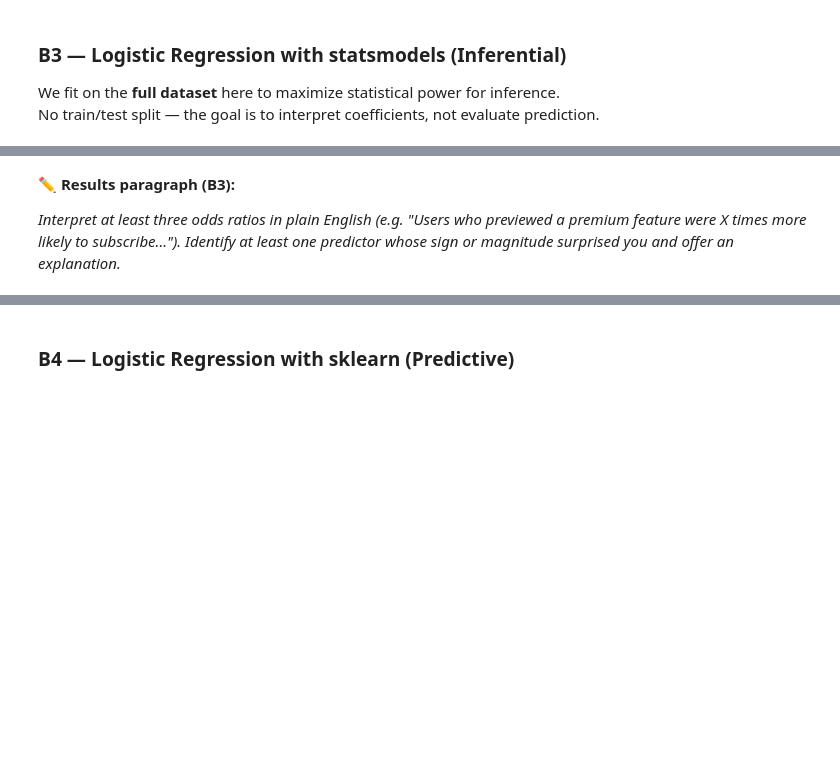
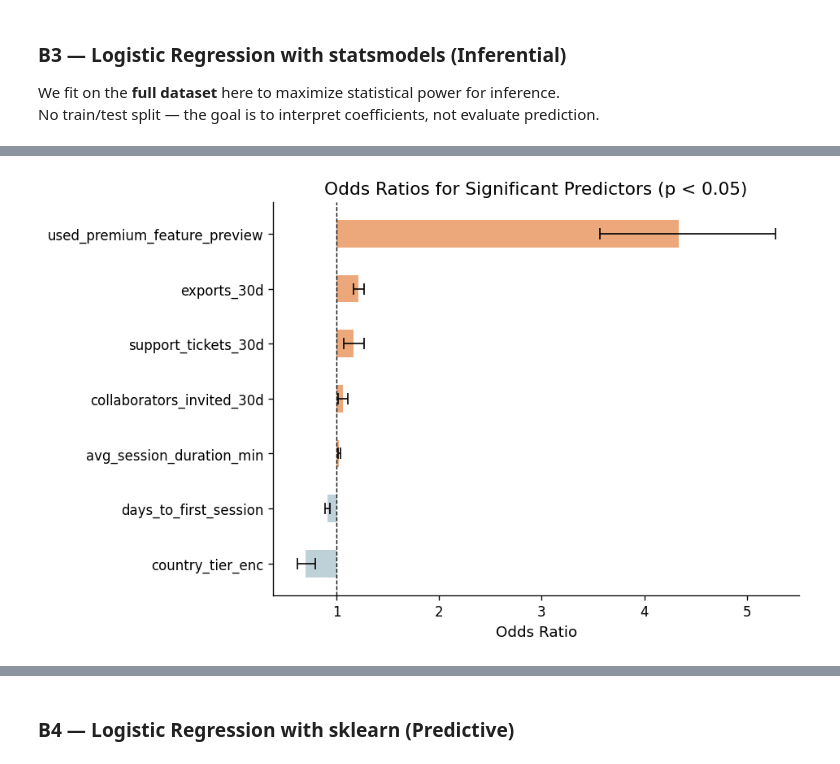
Before and after one commit to ekam-n/iat-461, a Jupyter notebook: Assignments/A2/iat461_a2_EkamNijjar_301457886.ipynb, the cells around one changed output, grey strips where cells are left out. Drawn from its saved outputs; the diff is of its cells as text; code cells hidden in the pictures; blank space fills up the shorter version.

```diff
--- a/Assignments/A2/iat461_a2_EkamNijjar_301457886.ipynb
+++ b/Assignments/A2/iat461_a2_EkamNijjar_301457886.ipynb
@@ -732,7 +730,6 @@ used_premium_feature_preview is the feature most strongly linked to subscription
 We fit on the **full dataset** here to maximize statistical power for inference.
 No train/test split — the goal is to interpret coefficients, not evaluate prediction.
 # %%
-# YOUR CODE HERE
-# X_const_sub = sm.add_constant(X_sub)
-# model_logit = sm.Logit(y_sub, X_const_sub).fit()
-# print(model_logit.summary())
+X_const_sub = sm.add_constant(X_sub)
+model_logit = sm.Logit(y_sub, X_const_sub).fit()
+print(model_logit.summary())
@@ -751,4 +773,29 @@ No train/test split — the goal is to interpret coefficients, not evaluate pred
-# %% [markdown]
-**✏️ Results paragraph (B3):**
-
-*Interpret at least three odds ratios in plain English (e.g. "Users who previewed a premium feature were X times more likely to subscribe..."). Identify at least one predictor whose sign or magnitude surprised you and offer an explanation.*
+# %%
+# Forest plot of odds ratios for significant predictors
+sig_mask = model_logit.pvalues < 0.05
+sig_mask = sig_mask[sig_mask].index.drop('const', errors='ignore')
+
+ors   = np.exp(model_logit.params[sig_mask])
+ci_lo = np.exp(model_logit.conf_int().loc[sig_mask, 0])
+ci_hi = np.exp(model_logit.conf_int().loc[sig_mask, 1])
+ors_sorted = ors.sort_values()
+ci_lo = ci_lo[ors_sorted.index]
+ci_hi = ci_hi[ors_sorted.index]
+
+fig, ax = plt.subplots(figsize=(8, 5))
+y_pos = range(len(ors_sorted))
+ax.barh(list(y_pos), ors_sorted.values - 1,
+        left=1, color=[ACCENT if v > 1 else "#aec6cf" for v in ors_sorted.values],
+        alpha=0.8, height=0.5)
+ax.errorbar(ors_sorted.values, list(y_pos),
+            xerr=[ors_sorted.values - ci_lo.values, ci_hi.values - ors_sorted.values],
+            fmt='none', color='black', capsize=4, linewidth=1)
+ax.axvline(1, color="black", linewidth=0.8, linestyle="--")
+ax.set_yticks(list(y_pos))
+ax.set_yticklabels(ors_sorted.index)
+ax.set_xlabel('Odds Ratio')
+ax.set_title('Odds Ratios for Significant Predictors (p < 0.05)')
+plt.tight_layout()
+plt.show()
+# %% [output]
+[figure, added]
```
Also changed, not shown: parts of 5 cells of this notebook.
